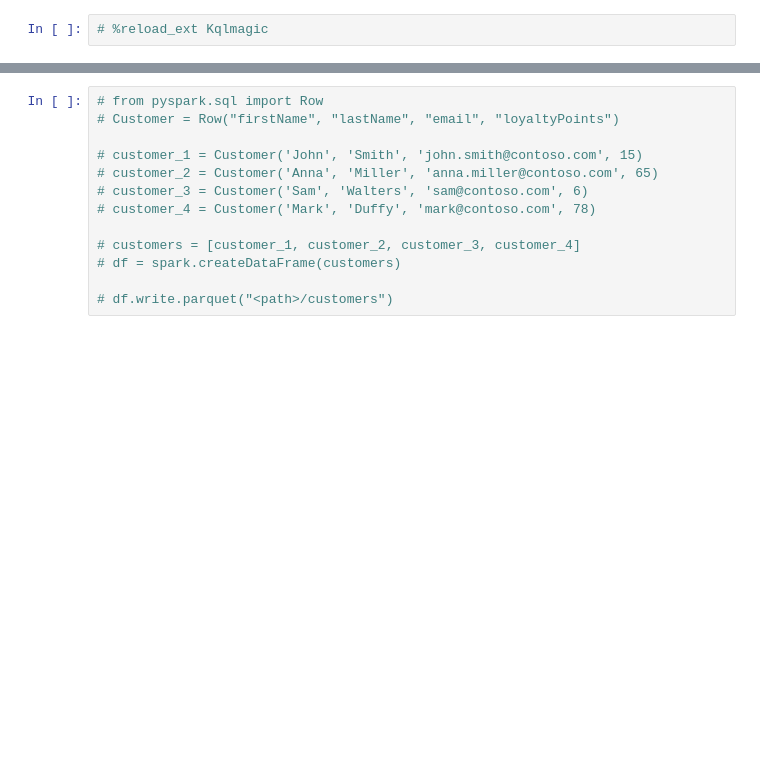
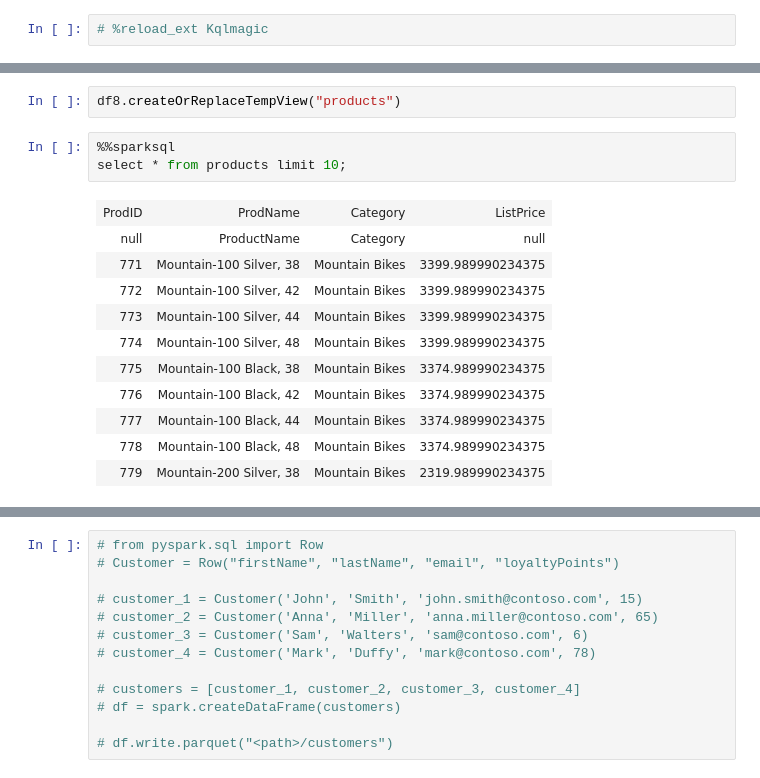
Before and after one commit to turekradek/sparkTraining, a Jupyter notebook: spark_training.ipynb, the cells around one changed output, grey strips where cells are left out. Saved outputs shown, nothing was run; the diff lists cells and outputs as text; blank space fills up the shorter version.

```diff
--- a/spark_training.ipynb
+++ b/spark_training.ipynb
@@ -609,0 +792,17 @@ CSV file: file:///home/radek/git_projekty/sparkTraining/2019.csv
+# %%
+df8.createOrReplaceTempView("products")
+# %%
+%%sparksql
+select * from products limit 10;
+# %% [output]
+| ProdID | ProdName | Category | ListPrice |
+| null | ProductName | Category | null |
+| 771 | Mountain-100 Silver, 38 | Mountain Bikes | 3399.989990234375 |
+| 772 | Mountain-100 Silver, 42 | Mountain Bikes | 3399.989990234375 |
+| 773 | Mountain-100 Silver, 44 | Mountain Bikes | 3399.989990234375 |
+| 774 | Mountain-100 Silver, 48 | Mountain Bikes | 3399.989990234375 |
+| 775 | Mountain-100 Black, 38 | Mountain Bikes | 3374.989990234375 |
+| 776 | Mountain-100 Black, 42 | Mountain Bikes | 3374.989990234375 |
+| 777 | Mountain-100 Black, 44 | Mountain Bikes | 3374.989990234375 |
+| 778 | Mountain-100 Black, 48 | Mountain Bikes | 3374.989990234375 |
+| 779 | Mountain-200 Silver, 38 | Mountain Bikes | 2319.989990234375 |
```
Also changed, not shown: parts of 48 cells of this notebook, 5 other files.
